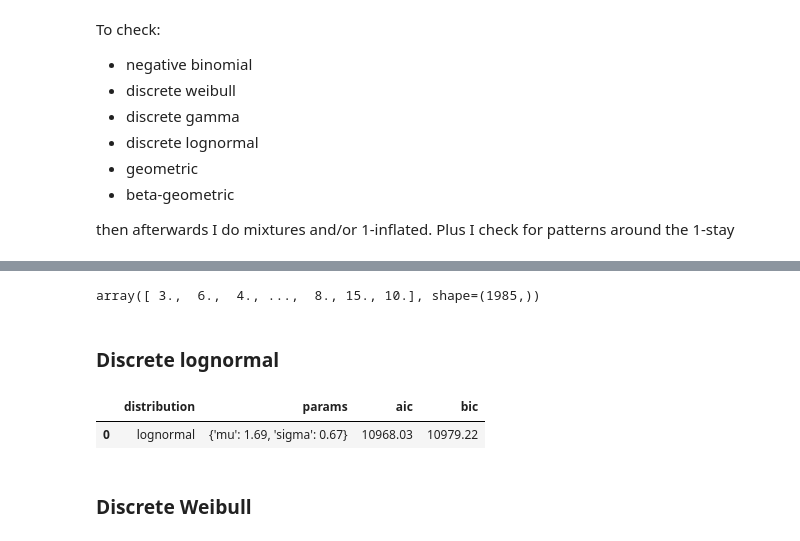
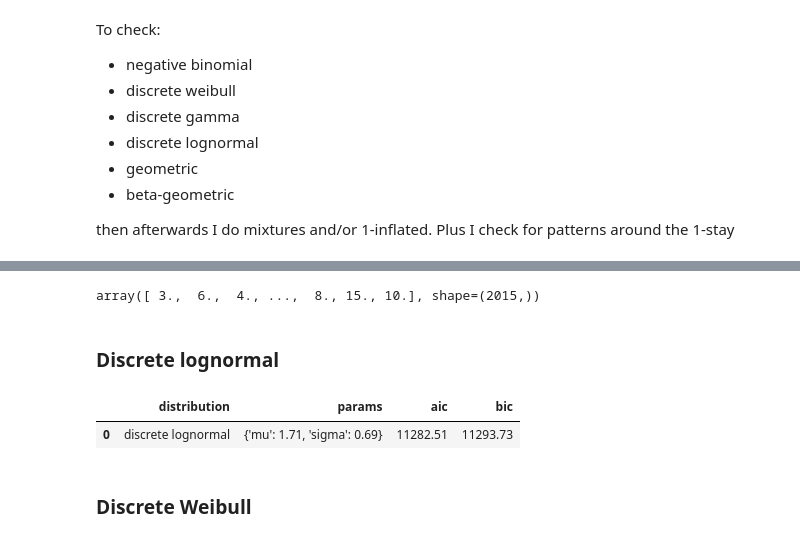
Before and after one commit to tomroper09/leaving_variability_macaque, a Jupyter notebook: fitting_distributions.ipynb, the cells around one changed output, grey strips where cells are left out. Saved outputs shown, nothing was run; the diff lists cells and outputs as text; code cells hidden in the pictures.

```diff
--- a/fitting_distributions.ipynb
+++ b/fitting_distributions.ipynb
@@ -176,7 +206,7 @@ obs = x.copy()
 # %%
-obs
+obs = patchLengths
 # %% [output]
-array([ 3.,  6.,  4., ...,  8., 15., 10.], shape=(1985,))
+array([ 3.,  6.,  4., ...,  8., 15., 10.], shape=(2015,))
 # %%
 distributions_df = pd.DataFrame()
 # %% [markdown]
@@ -235,11 +265,11 @@ def fit_and_assess_lognormal(x):
 # %%
 params, aic, bic = fit_and_assess_lognormal(obs)
 # %%
-distributions_df = pd.concat([distributions_df, pd.DataFrame([{"distribution": "lognormal", "params": params, "aic": round(aic, 2), "bic": round(bic, 2)}])], ignore_index=False).drop_duplicates(subset=["distribution"], keep="last")
+distributions_df = pd.concat([distributions_df, pd.DataFrame([{"distribution": "discrete lognormal", "params": params, "aic": round(aic, 2), "bic": round(bic, 2)}])], ignore_index=False).drop_duplicates(subset=["distribution"], keep="last")
 distributions_df
 # %% [output]
 |  | distribution | params | aic | bic |
-| 0 | lognormal | {'mu': 1.69, 'sigma': 0.67} | 10968.03 | 10979.22 |
+| 0 | discrete lognormal | {'mu': 1.71, 'sigma': 0.69} | 11282.51 | 11293.73 |
 # %% [markdown]
 ### Discrete Weibull
 # %% [markdown]
```
Also changed, not shown: parts of 29 cells of this notebook, 2 other files.
